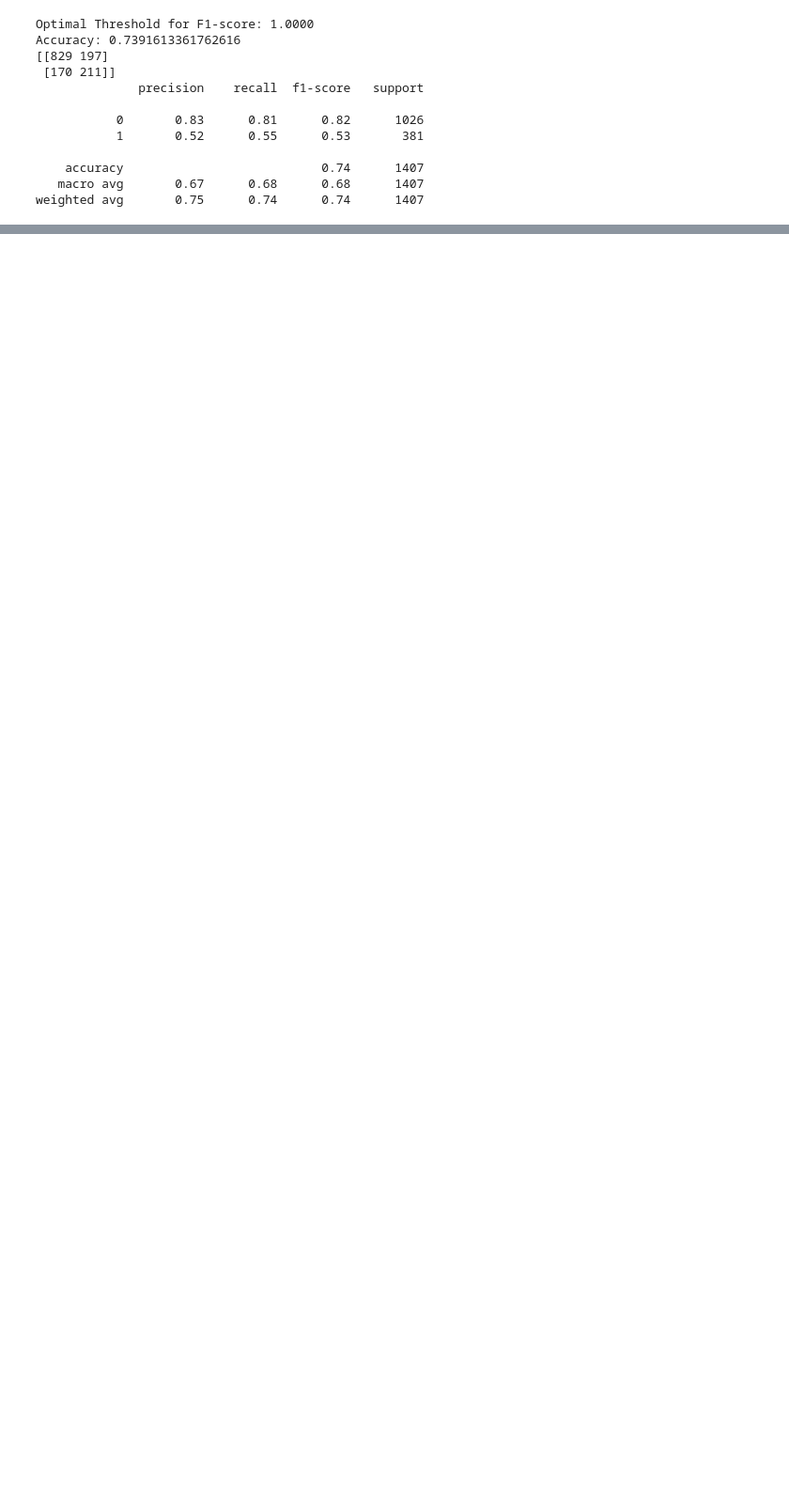
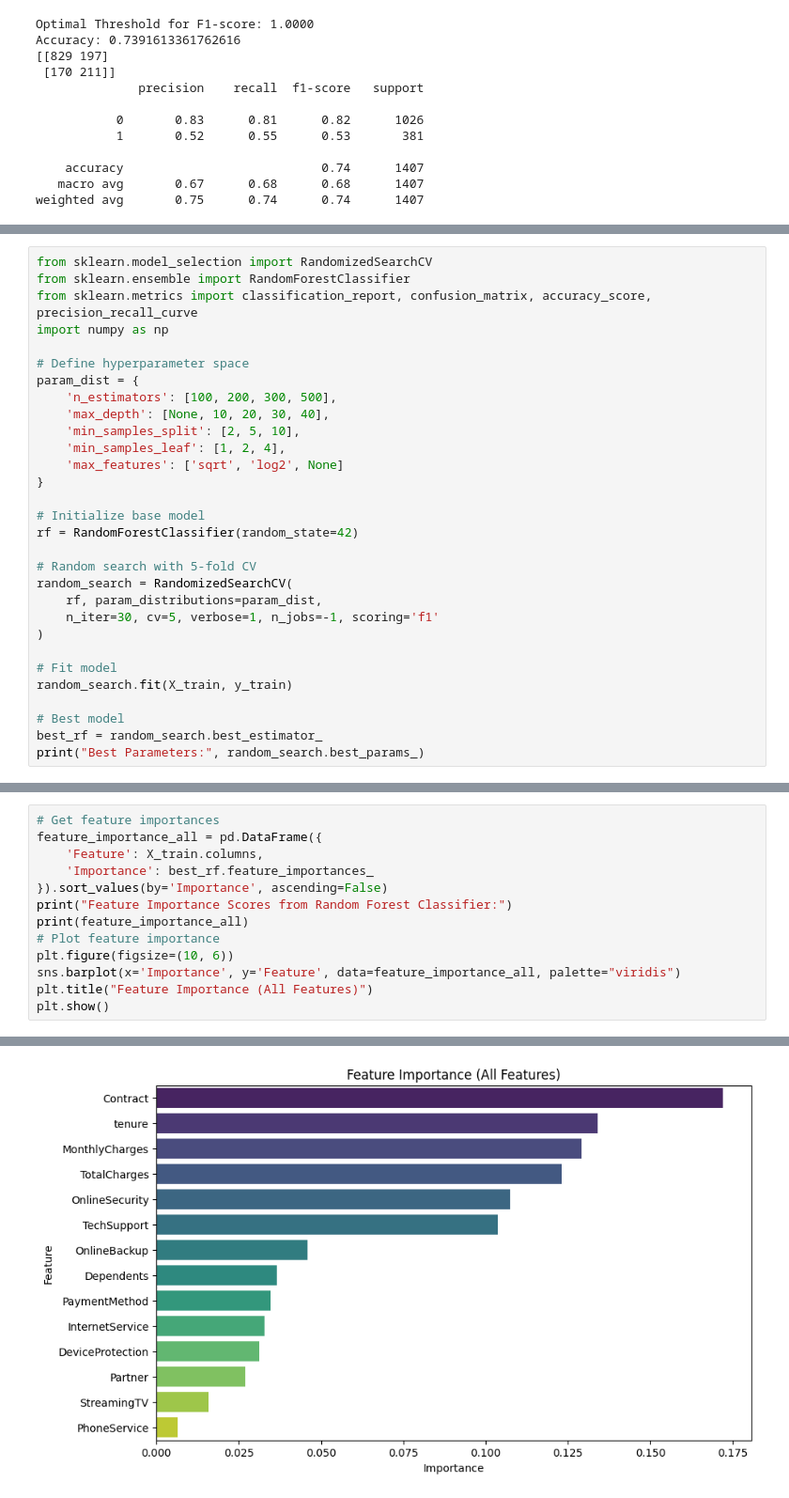
Before and after one commit to bhaveshnegi/Customer-Churn-Prediction-System, a Jupyter notebook: customer_churn.ipynb, the cells around one changed output, grey strips where cells are left out. Shown at 94% size. Cells and saved outputs as stored; diff of their text form; blank space fills up the shorter version.

```diff
--- a/customer_churn.ipynb
+++ b/customer_churn.ipynb
@@ -1050,0 +1269,30 @@ weighted avg       0.75      0.74      0.74      1407
+# %%
+from sklearn.model_selection import RandomizedSearchCV
+from sklearn.ensemble import RandomForestClassifier
+from sklearn.metrics import classification_report, confusion_matrix, accuracy_score, precision_recall_curve
+import numpy as np
+
+# Define hyperparameter space
+param_dist = {
+    'n_estimators': [100, 200, 300, 500],
+    'max_depth': [None, 10, 20, 30, 40],
+    'min_samples_split': [2, 5, 10],
+    'min_samples_leaf': [1, 2, 4],
+    'max_features': ['sqrt', 'log2', None]
+}
+
+# Initialize base model
+rf = RandomForestClassifier(random_state=42)
+
+# Random search with 5-fold CV
+random_search = RandomizedSearchCV(
+    rf, param_distributions=param_dist,
+    n_iter=30, cv=5, verbose=1, n_jobs=-1, scoring='f1'
+)
+
+# Fit model
+random_search.fit(X_train, y_train)
+
+# Best model
+best_rf = random_search.best_estimator_
+print("Best Parameters:", random_search.best_params_)
@@ -1050,0 +1340,14 @@ weighted avg       0.75      0.74      0.74      1407
+# %%
+# Get feature importances
+feature_importance_all = pd.DataFrame({
+    'Feature': X_train.columns,
+    'Importance': best_rf.feature_importances_
+}).sort_values(by='Importance', ascending=False)
+print("Feature Importance Scores from Random Forest Classifier:")
+print(feature_importance_all)
+# Plot feature importance
+plt.figure(figsize=(10, 6))
+sns.barplot(x='Importance', y='Feature', data=feature_importance_all, palette="viridis")
+plt.title("Feature Importance (All Features)")
+plt.show()
+# %% [output]
@@ -1050,0 +1370 @@ weighted avg       0.75      0.74      0.74      1407
+[figure, added]
```
Also changed, not shown: parts of 15 cells of this notebook, 6 other files.
